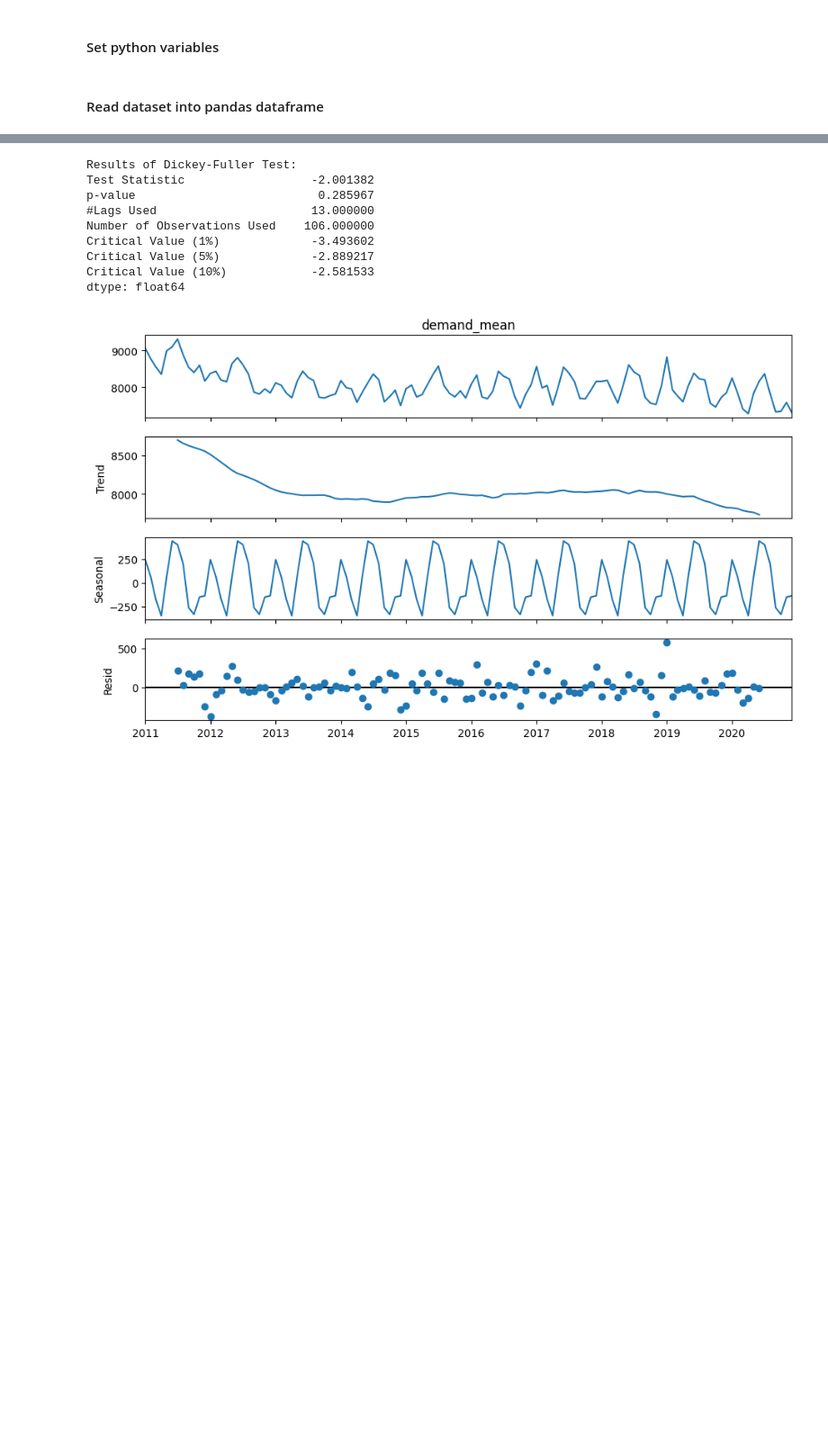
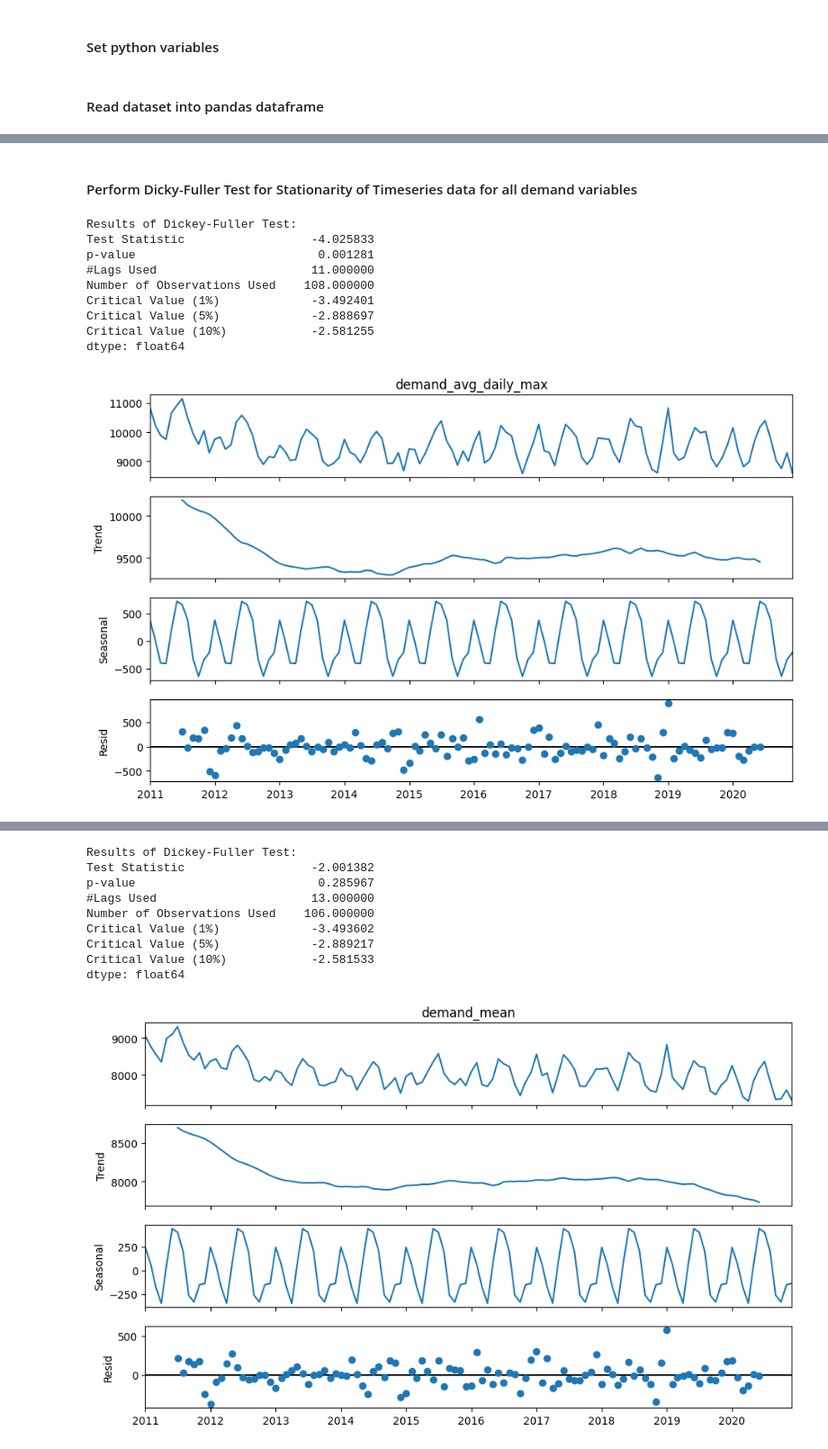
Before and after one commit to Z5429/ZZSC9020-Group-P, a Jupyter notebook: src/time_series_model.ipynb, the cells around one changed output, grey strips where cells are left out. Shown at 90% size. Cells and saved outputs as stored; diff of their text form; code cells hidden in the pictures; blank space fills up the shorter version.

```diff
--- a/src/time_series_model.ipynb
+++ b/src/time_series_model.ipynb
@@ -39,0 +41,9 @@ def read_data(datafile):
+# %%
+# Check if time series data is stationary
+def dickey_fuller_test(time_series):
+    print('Results of Dickey-Fuller Test:')
+    dftest = adfuller(time_series, autolag = 'AIC')
+    dfoutput = pd.Series(dftest[0:4], index=['Test Statistic', 'p-value', '#Lags Used', 'Number of Observations Used'])
+    for key, value in dftest[4].items():
+        dfoutput['Critical Value (%s)' %key] = value
+    print (dfoutput)
@@ -94 +171,22 @@ memory usage: 13.1 KB
 None
+# %% [markdown]
+#### Perform Dicky-Fuller Test for Stationarity of Timeseries data for all demand variables
+# %%
+# Apply Dickey-Fuller test for Average Daily Maximum Demand
+dickey_fuller_test(df_model_data.demand_avg_daily_max)
+
+# Check the time series trend, seasonality and residuals (noise component) and analyze.
+decomp = seasonal_decompose(df_model_data.demand_avg_daily_max)
+fig = decomp.plot()
+fig.set_size_inches(10,6)
+# %% [output]
+Results of Dickey-Fuller Test:
+Test Statistic                  -4.025833
+p-value                          0.001281
+#Lags Used                      11.000000
+Number of Observations Used    108.000000
+Critical Value (1%)             -3.492401
+Critical Value (5%)             -2.888697
+Critical Value (10%)            -2.581255
+dtype: float64
+[figure, added]
```
Also changed, not shown: parts of 47 cells of this notebook.
